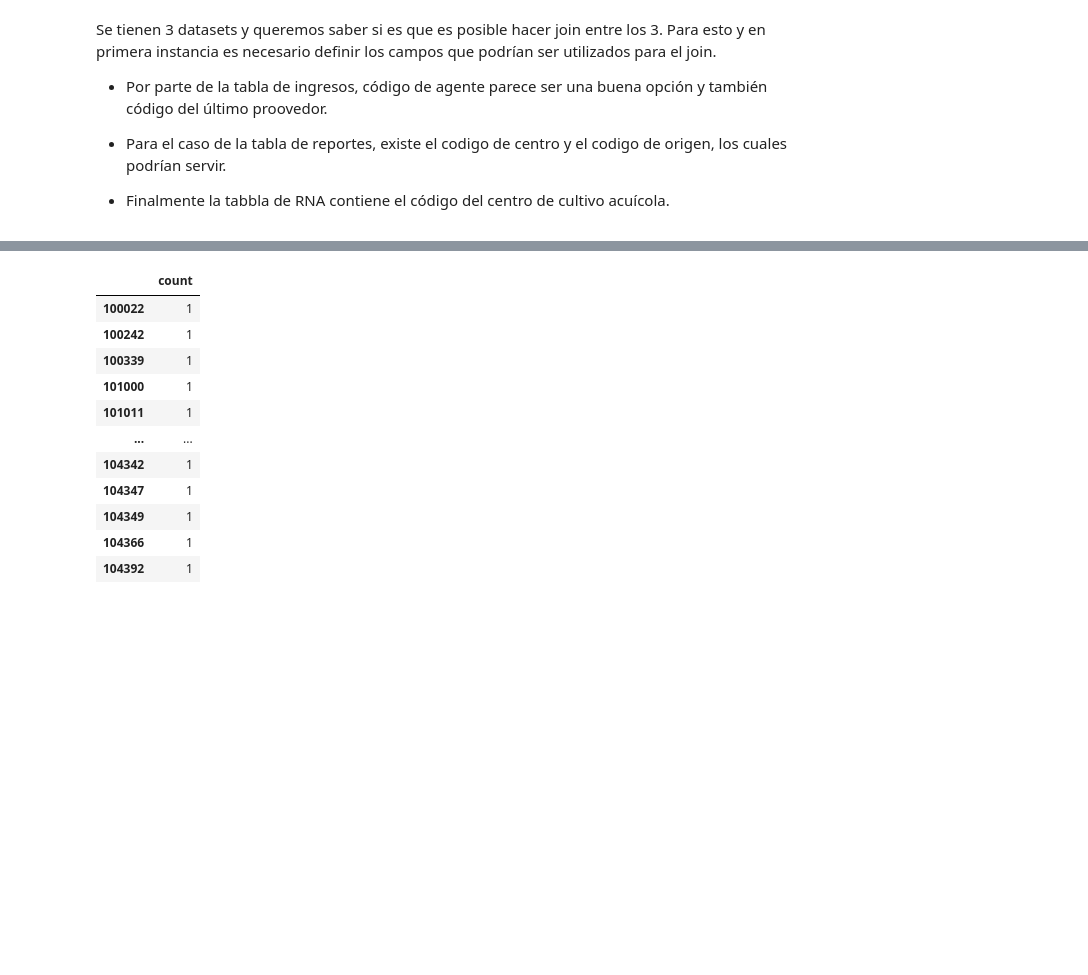
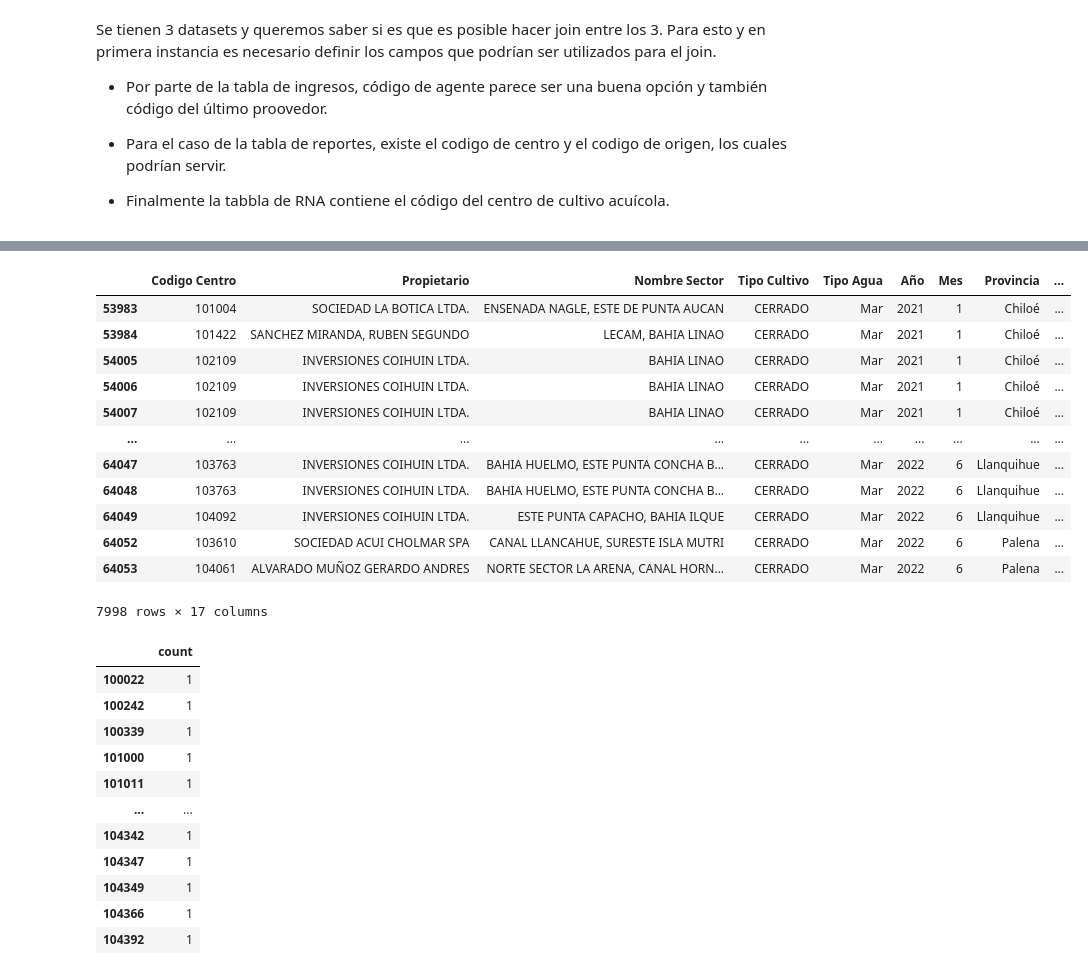
Before and after one commit to pedropablosilvaa/tesis_magister, a Jupyter notebook: notebooks/2_01_JOIN_data_sernapesca.ipynb, the cells around one changed output, grey strips where cells are left out. Cells and saved outputs as stored; diff of their text form; code cells hidden in the pictures; blank space fills up the shorter version.

```diff
--- a/notebooks/2_01_JOIN_data_sernapesca.ipynb
+++ b/notebooks/2_01_JOIN_data_sernapesca.ipynb
@@ -21,14 +23,45 @@ FileNotFoundError: [Errno 2] No such file or directory: '../data/datos_sernapesc
 # Se filtra por region, no es necesario hacer filtro por producto ya que solo se encuentra
 # info disponible para moluscos
 reporte_plantas_filtered = reporte_plantas_raw[(reporte_plantas_raw['Región Bodega'] == 'X REGION') |
-                                        (reporte_plantas_raw['Región Agente'] == 'X REGION')]
+                                        (reporte_plantas_raw['Región Agente'] == 'X REGION') |
+                                        (reporte_plantas_raw['Tipo Ult. Proveedor'] == 'CC')]
+reporte_plantas_filtered = reporte_plantas_filtered.reset_index()
+# columnmas a eliminar.
+to_drop = ['Región Agente',
+           'Fecha Declaración',
+           'Nº Declaración',
+           'idStock',
+           'Tipo Item',
+           'Estado Recurso',
+           'Folio Origen',
+           'Tipo Ult. Proveedor',
+           'Folio Ult. Proveedor',
+           'utilizado',
+           'Unidades Rest',
+           'Unidades Abastecidas',
+           'Tipo Declaración',
+           'idBodega',
+           'Nombre Bodega']
+# eliminando columnas que no sirven.
+reporte_plantas_filtered = reporte_plantas_filtered.drop(to_drop, axis=1)
+
 
 # Se filtra sólo por tipo de especie = molusco, ya que este dataset ya era sólo de la décima región
 ingresos_filtered = ingresos_raw[ingresos_raw['Tipo Especie'] == 'MOLUSCOS']
+# columnmas a eliminar.
+to_drop = ['ACS',
+            'Región',
+            'N° Declaración',
+            'Tipo Especie',
+            'Sistema Ingreso']
+# eliminando columnas que no sirven.
+ingresos_filtered = ingresos_filtered.drop(to_drop, axis=1)
+
 
 # El registro nacional de acuicultura de sernapesca (RNA) se encuentra para todo chile, por lo que se filtra
 # para la décima región. También se filtra por aquellos centros que se encuentran inscritos.
-RNA_filtered = RNA_raw[(RNA_raw['Región'] == 10) & (RNA_raw['Categoria'] == 'INSCRITO')]
+RNA_filtered = RNA_raw[(RNA_raw['Región'] == 10) &
+                       (RNA_raw['Categoria'] == 'INSCRITO')]
 # %%
 shape_reportes =  reporte_plantas_filtered.shape
 shape_ingresos =  ingresos_filtered.shape
@@ -53,3 +118,19 @@ Se tienen 3 datasets y queremos saber si es que es posible hacer join entre los
+# %%
+ingresos_filtered
+# %% [output]
+|  | Codigo Centro | Propietario | Nombre Sector | Tipo Cultivo | Tipo Agua | Año | Mes | Provincia | ... |
+| 53983 | 101004 | SOCIEDAD LA BOTICA LTDA. | ENSENADA NAGLE, ESTE DE PUNTA AUCAN | CERRADO | Mar | 2021 | 1 | Chiloé | ... |
+| 53984 | 101422 | SANCHEZ MIRANDA, RUBEN SEGUNDO | LECAM, BAHIA LINAO | CERRADO | Mar | 2021 | 1 | Chiloé | ... |
+| 54005 | 102109 | INVERSIONES COIHUIN LTDA. | BAHIA LINAO | CERRADO | Mar | 2021 | 1 | Chiloé | ... |
+| 54006 | 102109 | INVERSIONES COIHUIN LTDA. | BAHIA LINAO | CERRADO | Mar | 2021 | 1 | Chiloé | ... |
+| 54007 | 102109 | INVERSIONES COIHUIN LTDA. | BAHIA LINAO | CERRADO | Mar | 2021 | 1 | Chiloé | ... |
+| ... | ... | ... | ... | ... | ... | ... | ... | ... | ... |
+| 64047 | 103763 | INVERSIONES COIHUIN LTDA. | BAHIA HUELMO, ESTE PUNTA CONCHA B... | CERRADO | Mar | 2022 | 6 | Llanquihue | ... |
+| 64048 | 103763 | INVERSIONES COIHUIN LTDA. | BAHIA HUELMO, ESTE PUNTA CONCHA B... | CERRADO | Mar | 2022 | 6 | Llanquihue | ... |
+| 64049 | 104092 | INVERSIONES COIHUIN LTDA. | ESTE PUNTA CAPACHO, BAHIA ILQUE | CERRADO | Mar | 2022 | 6 | Llanquihue | ... |
+| 64052 | 103610 | SOCIEDAD ACUI CHOLMAR SPA | CANAL LLANCAHUE, SURESTE ISLA MUTRI | CERRADO | Mar | 2022 | 6 | Palena | ... |
+| 64053 | 104061 | ALVARADO MUÑOZ GERARDO ANDRES | NORTE SECTOR LA ARENA, CANAL HORN... | CERRADO | Mar | 2022 | 6 | Palena | ... |
+7998 rows × 17 columns
 # %%
 #ingresos_filtered
 
```
Also changed, not shown: parts of 8 cells of this notebook, 5 other files.
